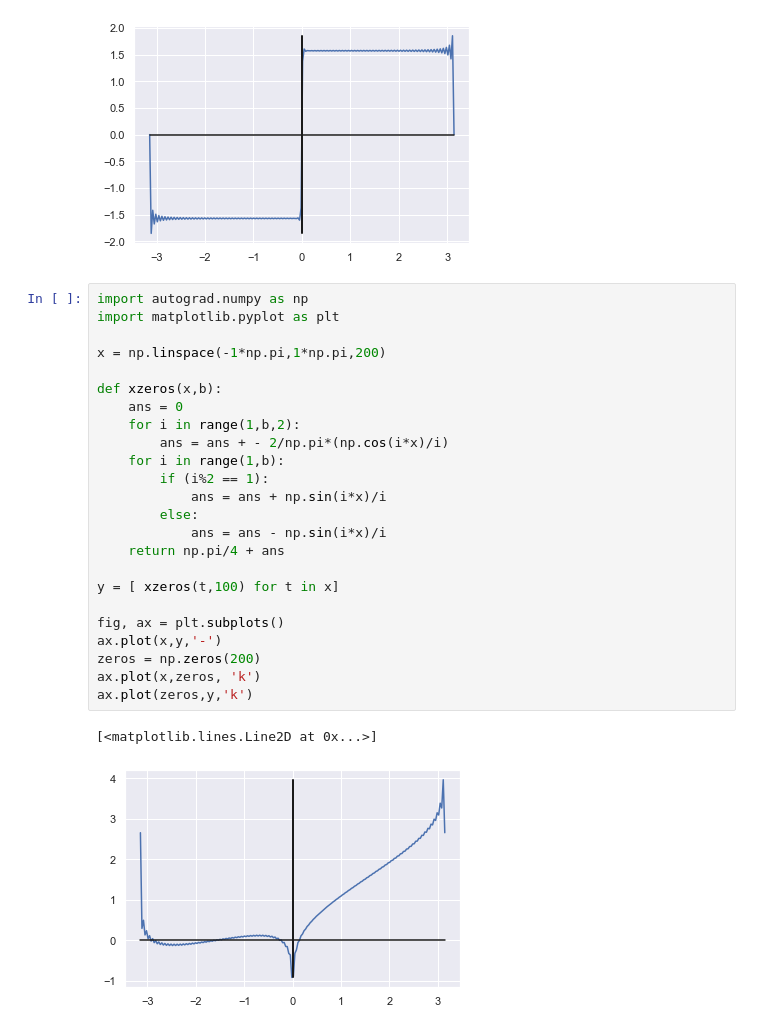
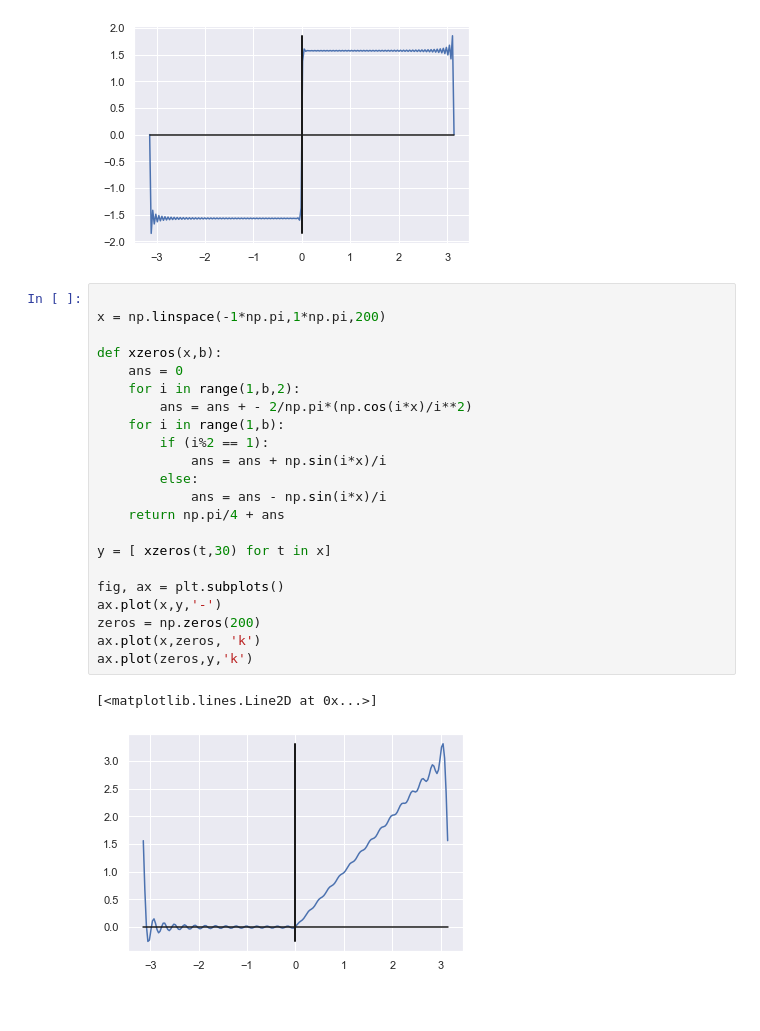
Before and after one commit to Gaurav17Joshi/Maths, a Jupyter notebook: diffeq1.ipynb, the cells around one changed output. Saved outputs shown, nothing was run; the diff lists cells and outputs as text.

```diff
--- a/diffeq1.ipynb
+++ b/diffeq1.ipynb
@@ -48,29 +48,27 @@ ax.plot(zeros,y,'k')
 [<matplotlib.lines.Line2D at 0x...>]
 [figure]
 # %%
-import autograd.numpy as np
-import matplotlib.pyplot as plt
 
 x = np.linspace(-1*np.pi,1*np.pi,200)
 
 def xzeros(x,b):
     ans = 0
     for i in range(1,b,2):
-        ans = ans + - 2/np.pi*(np.cos(i*x)/i)
+        ans = ans + - 2/np.pi*(np.cos(i*x)/i**2)
     for i in range(1,b):
         if (i%2 == 1):
             ans = ans + np.sin(i*x)/i
         else:
             ans = ans - np.sin(i*x)/i
     return np.pi/4 + ans
 
-y = [ xzeros(t,100) for t in x]
+y = [ xzeros(t,30) for t in x]
 
 fig, ax = plt.subplots()
 ax.plot(x,y,'-')
 zeros = np.zeros(200)
 ax.plot(x,zeros, 'k')
 ax.plot(zeros,y,'k')
 # %% [output]
 [<matplotlib.lines.Line2D at 0x...>]
-[figure, old version]
+[figure, new version]
```
Also changed, not shown: parts of 1 cell of this notebook.
